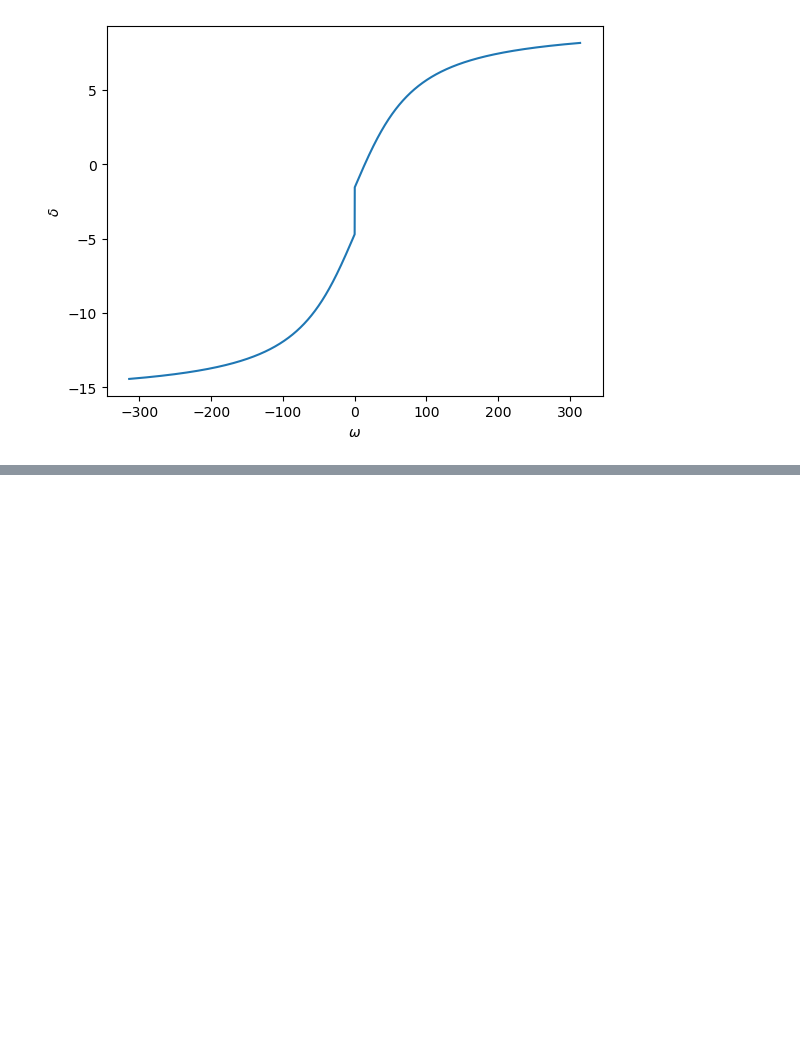
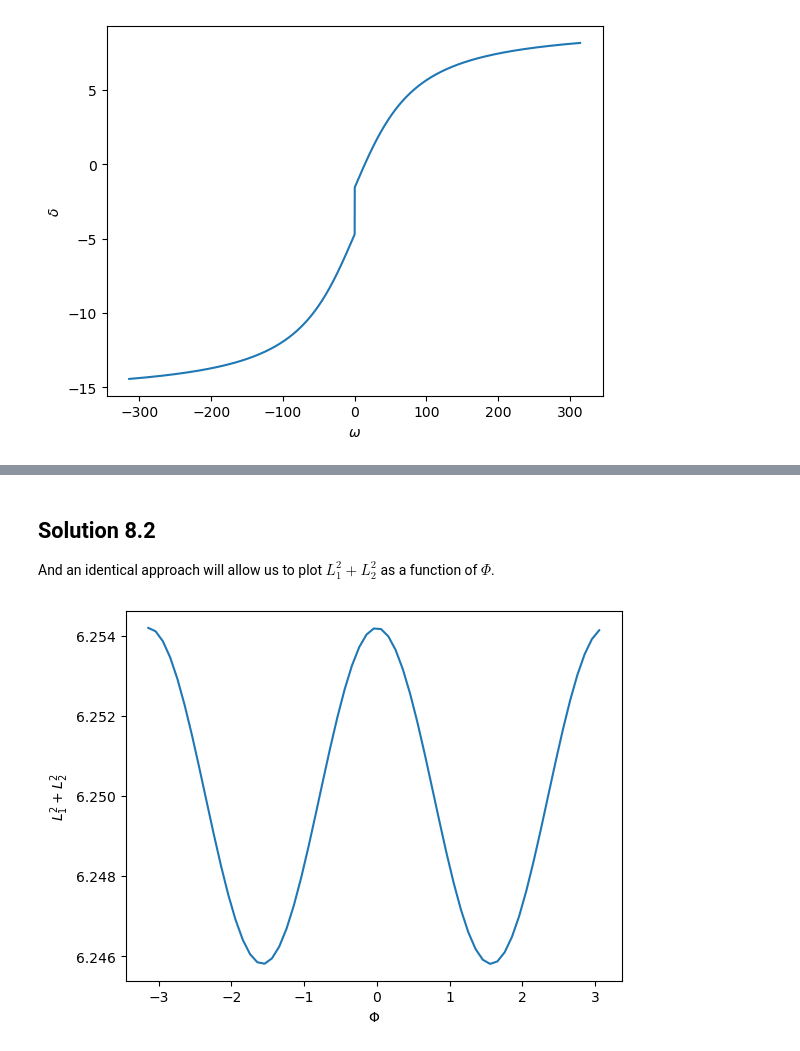
Before and after one commit to JKilgallen/theoretical_neuroscience, a Jupyter notebook: exercises/c2.ipynb, the cells around one changed output, grey strips where cells are left out. Cells and saved outputs as stored; diff of their text form; code cells hidden in the pictures; blank space fills up the shorter version.

Commit message:
Added exercise 9 solutions.

```diff
--- a/exercises/c2.ipynb
+++ b/exercises/c2.ipynb
@@ -695,0 +862,31 @@ plt.ylabel(r'$\delta$');
+# %% [markdown]
+## Solution 8.2
+And an identical approach will allow us to plot $L_1^2+L_2^2$ as a function of $\Phi$.
+# %%
+dx, dy = 0.01, 0.01
+x = np.arange(-3*np.pi, 3*np.pi, dx)
+y = np.arange(-3*np.pi, 3*np.pi, dy)
+xs, ys = np.meshgrid(x,y)
+
+Theta = 0
+sigma = np.pi/180
+k = 360/np.pi
+
+K = 360/np.pi
+A = 5
+Phis = np.arange(-np.pi, np.pi, 0.1)
+
+l1s = []
+l2s = []
+for Phi in Phis:
+    ds1 = gabor_filter(xs, ys, sigma, sigma, k, 0)
+    ds2 = gabor_filter(xs, ys, sigma, sigma, k, -np.pi/2)
+    grating = get_sinusoidal_grating(xs, ys, A, K, Theta, Phi)
+    l1s.append(np.sum(ds1*grating)*dx*dy)
+    l2s.append(np.sum(ds2*grating)*dx*dy)
+
+plt.plot(Phis, np.array(l1s)**2 + np.array(l2s)**2)
+plt.xlabel(r'$\Phi$')
+plt.ylabel(r'$L_1^2+L_2^2$');
+# %% [output]
+[figure, added]
```
Also changed, not shown: parts of 21 cells of this notebook.
